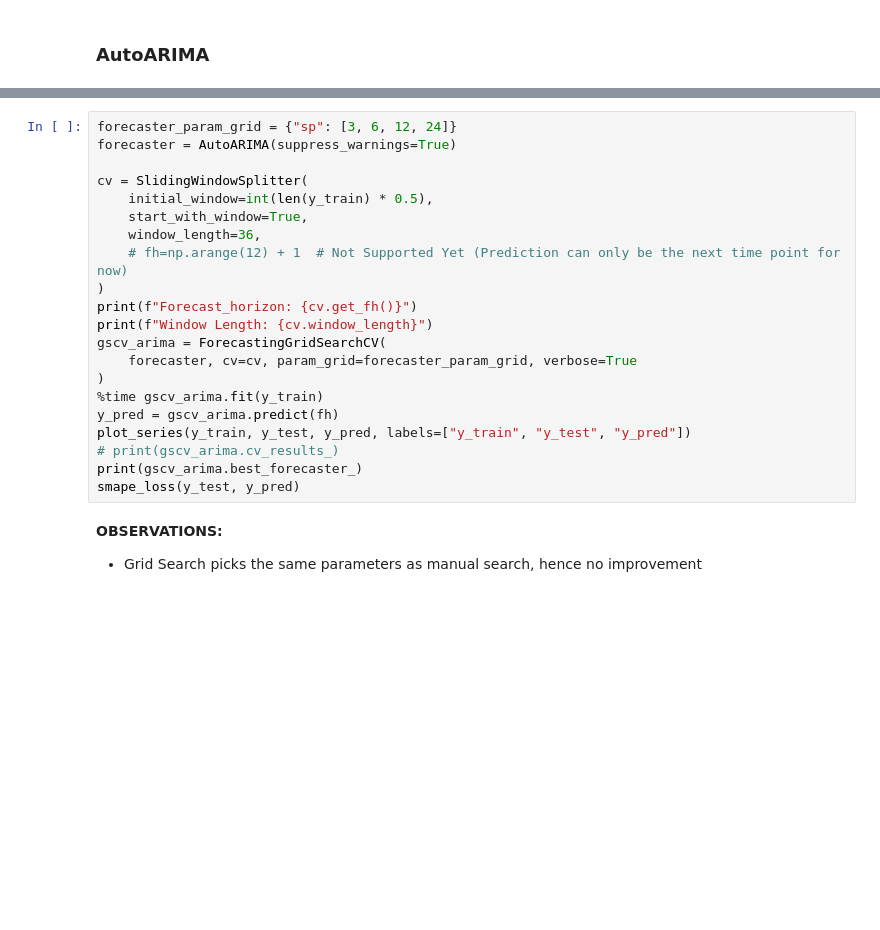
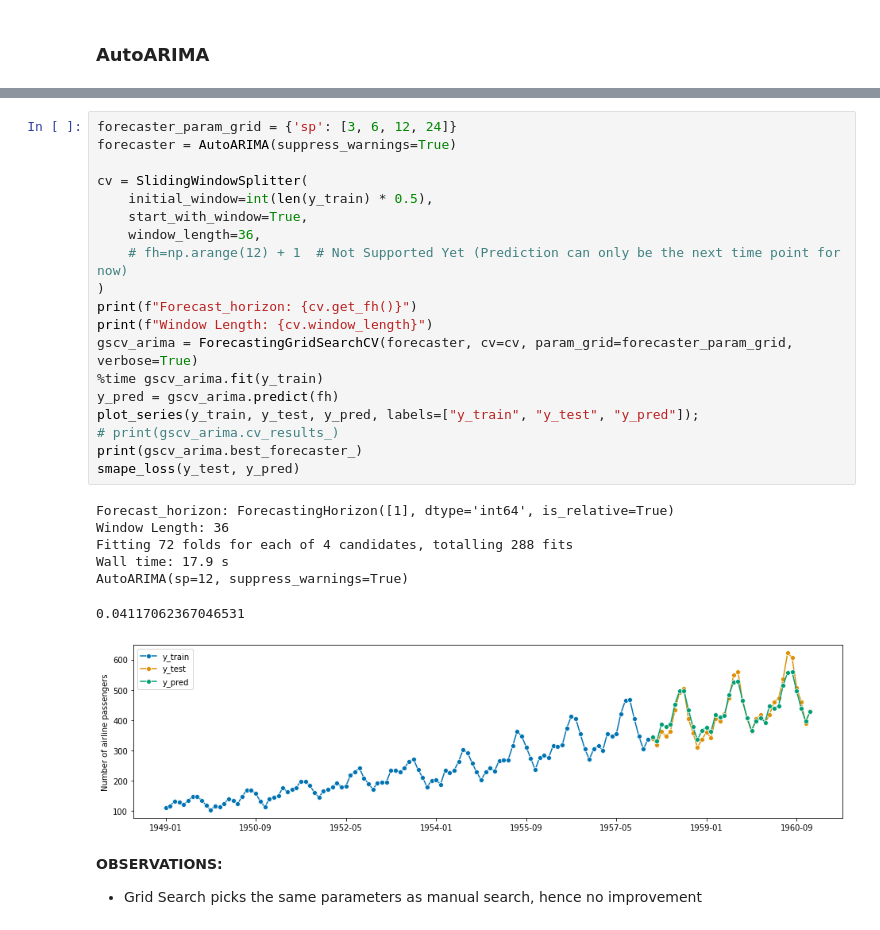
Before and after one commit to ngupta23/sktime, a Jupyter notebook: nikhil_local_testing/sktime_automl.ipynb, the cells around one changed output, grey strips where cells are left out. Drawn from its saved outputs; the diff is of its cells as text; blank space fills up the shorter version.

```diff
--- a/nikhil_local_testing/sktime_automl.ipynb
+++ b/nikhil_local_testing/sktime_automl.ipynb
@@ -150,24 +147,30 @@ AssertionError:
 # %%
-forecaster_param_grid = {"sp": [3, 6, 12, 24]}
+forecaster_param_grid = {'sp': [3, 6, 12, 24]}
 forecaster = AutoARIMA(suppress_warnings=True)
 
 cv = SlidingWindowSplitter(
     initial_window=int(len(y_train) * 0.5),
     start_with_window=True,
     window_length=36,
     # fh=np.arange(12) + 1  # Not Supported Yet (Prediction can only be the next time point for now)
 )
 print(f"Forecast_horizon: {cv.get_fh()}")
 print(f"Window Length: {cv.window_length}")
-gscv_arima = ForecastingGridSearchCV(
-    forecaster, cv=cv, param_grid=forecaster_param_grid, verbose=True
-)
+gscv_arima = ForecastingGridSearchCV(forecaster, cv=cv, param_grid=forecaster_param_grid, verbose=True)
 %time gscv_arima.fit(y_train)
 y_pred = gscv_arima.predict(fh)
-plot_series(y_train, y_test, y_pred, labels=["y_train", "y_test", "y_pred"])
+plot_series(y_train, y_test, y_pred, labels=["y_train", "y_test", "y_pred"]);
 # print(gscv_arima.cv_results_)
 print(gscv_arima.best_forecaster_)
 smape_loss(y_test, y_pred)
+# %% [output]
+Forecast_horizon: ForecastingHorizon([1], dtype='int64', is_relative=True)
+Window Length: 36
+Fitting 72 folds for each of 4 candidates, totalling 288 fits
+Wall time: 17.9 s
+AutoARIMA(sp=12, suppress_warnings=True)
+0.04117062367046531
+[figure, added]
 # %% [markdown]
 **OBSERVATIONS:**
 
```
Also changed, not shown: parts of 24 cells of this notebook.
